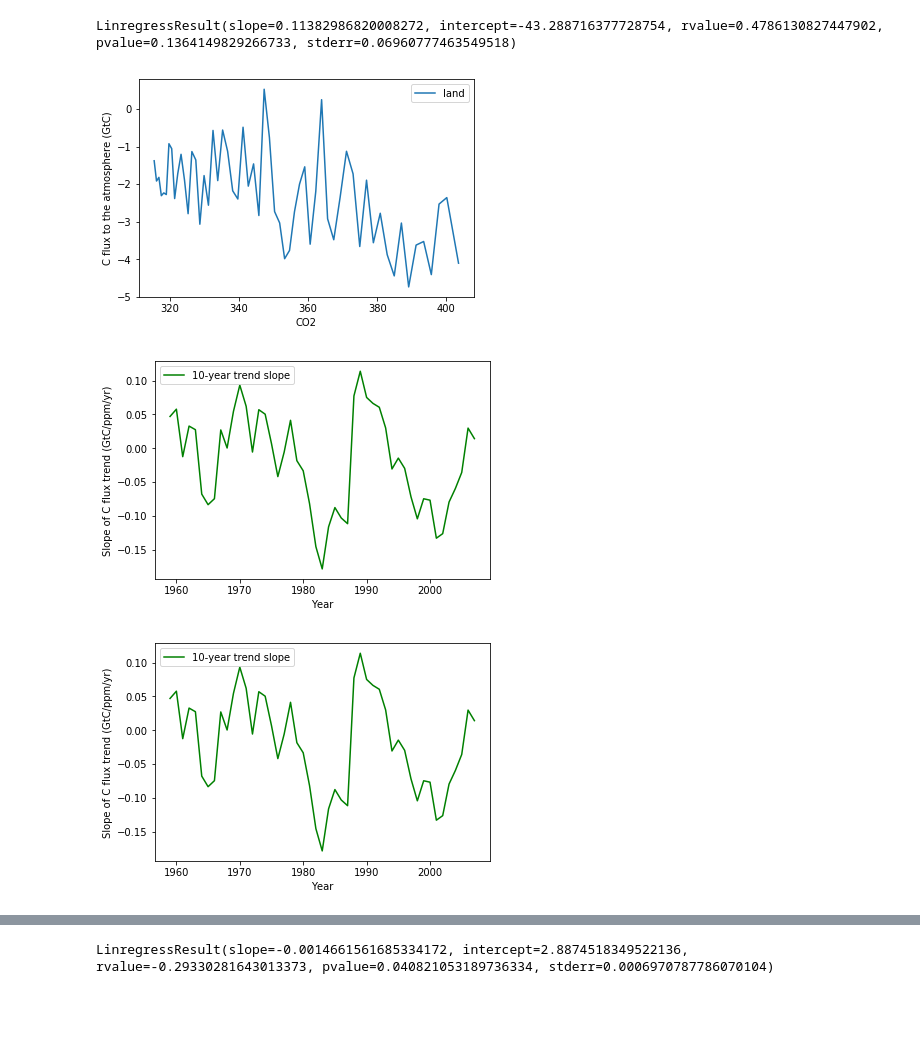
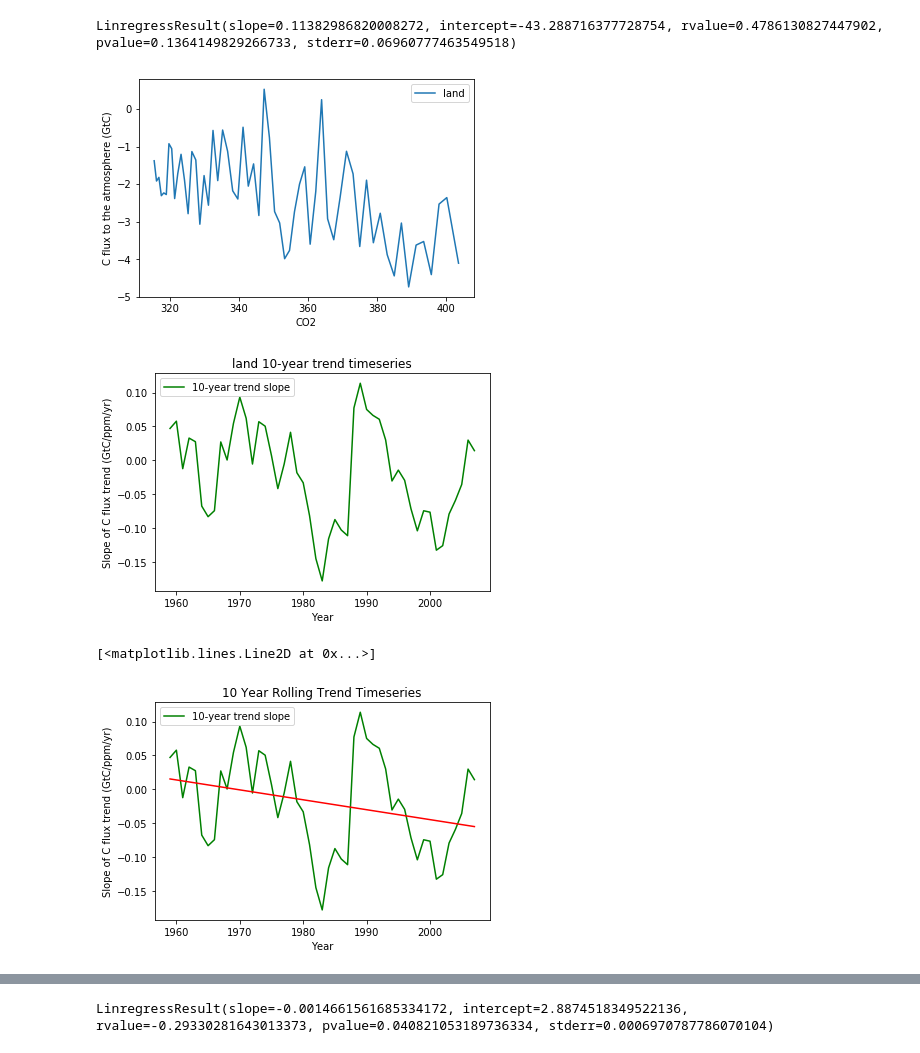
Before and after one commit to rursino/carbon-cycle-feedbacks, a Jupyter notebook: Peylin_flux/Notebooks/CO2_reg.ipynb, the cells around one changed output, grey strips where cells are left out. Drawn from its saved outputs; the diff is of its cells as text; code cells hidden in the pictures; blank space fills up the shorter version.

Commit message:
Update plots for AECOM Poster

```diff
--- a/Peylin_flux/Notebooks/CO2_reg.ipynb
+++ b/Peylin_flux/Notebooks/CO2_reg.ipynb
@@ -50,7 +50,7 @@ df.head()
 | 1962 | -0.756709 | -1.348349 | -2.307954 | 317.558 |
 | 1963 | -0.904997 | -0.877794 | -2.233127 | 318.268 |
 # %%
-df.rename(columns={"ocean sink": "ocean", "land sink": "land model", "budget imbalance": "land"},
+df.rename(columns={"ocean sink": "ocean", "land sink": "land (model)", "budget imbalance": "land"},
          inplace=True)
 df.head()
 # %% [output]
@@ -86,6 +141,7 @@ def rolling_trend(data, sink='land', window=10, r_plot=False):
     roll_df = pd.DataFrame({f'{window}-year trend slope': roll_values}, index=data.index[:-window])
     roll_df.plot(color='g')
     plt.ylabel('Slope of C flux trend (GtC/ppm/yr)')
+    plt.title(f"{sink} {window}-year trend timeseries")
 
     if r_plot:
         r_df = pd.DataFrame({'r-values of trends': r_values}, index=data.index[:-window])
@@ -104,13 +160,17 @@ land_10_co2=rolling_trend(df, sink='land', window=10)
 # plt.savefig('./../GCP_land.png')
 # %% [output]
 [figure]
-[figure, old version]
+[figure, new version]
 # %%
 land_10_co2.plot(color='g')
 plt.ylabel('Slope of C flux trend (GtC/ppm/yr)')
-plt.savefig("roll_plot_land.png")
+plt.title("10 Year Rolling Trend Timeseries")
+# plt.savefig("roll_plot_land.png")
+stats_land_roll = stats.linregress(land_10_co2.index, land_10_co2.values.squeeze())
+plt.plot(land_10_co2.index, stats_land_roll[0]*land_10_co2.index+stats_land_roll[1], color='r')
 # %% [output]
+[<matplotlib.lines.Line2D at 0x...>]
-[figure, old version]
+[figure, new version]
 # %%
 land_10_co2.to_csv("land_rolling_trend.csv")
 # %%
```
Also changed, not shown: parts of 9 cells of this notebook, 2 other files.
